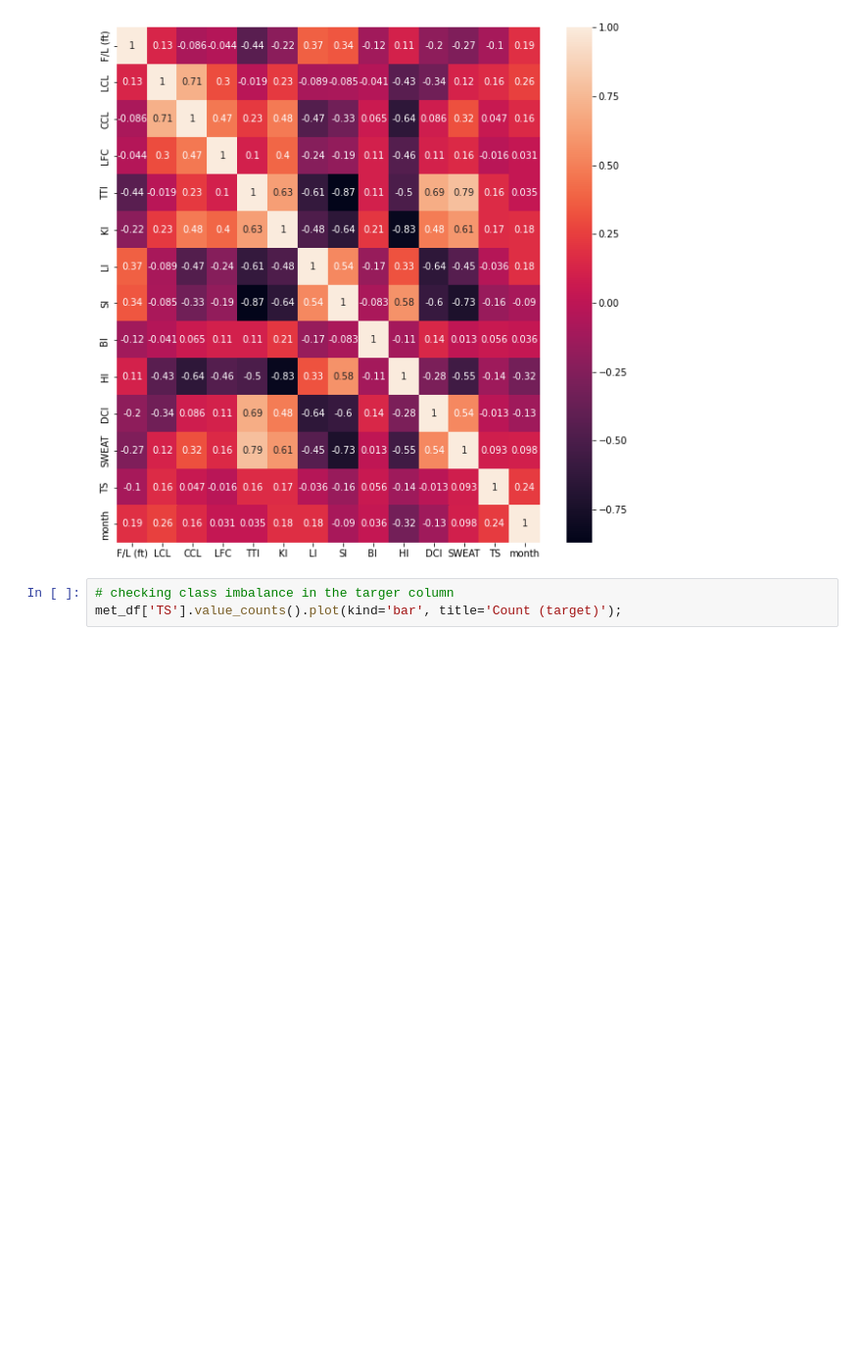
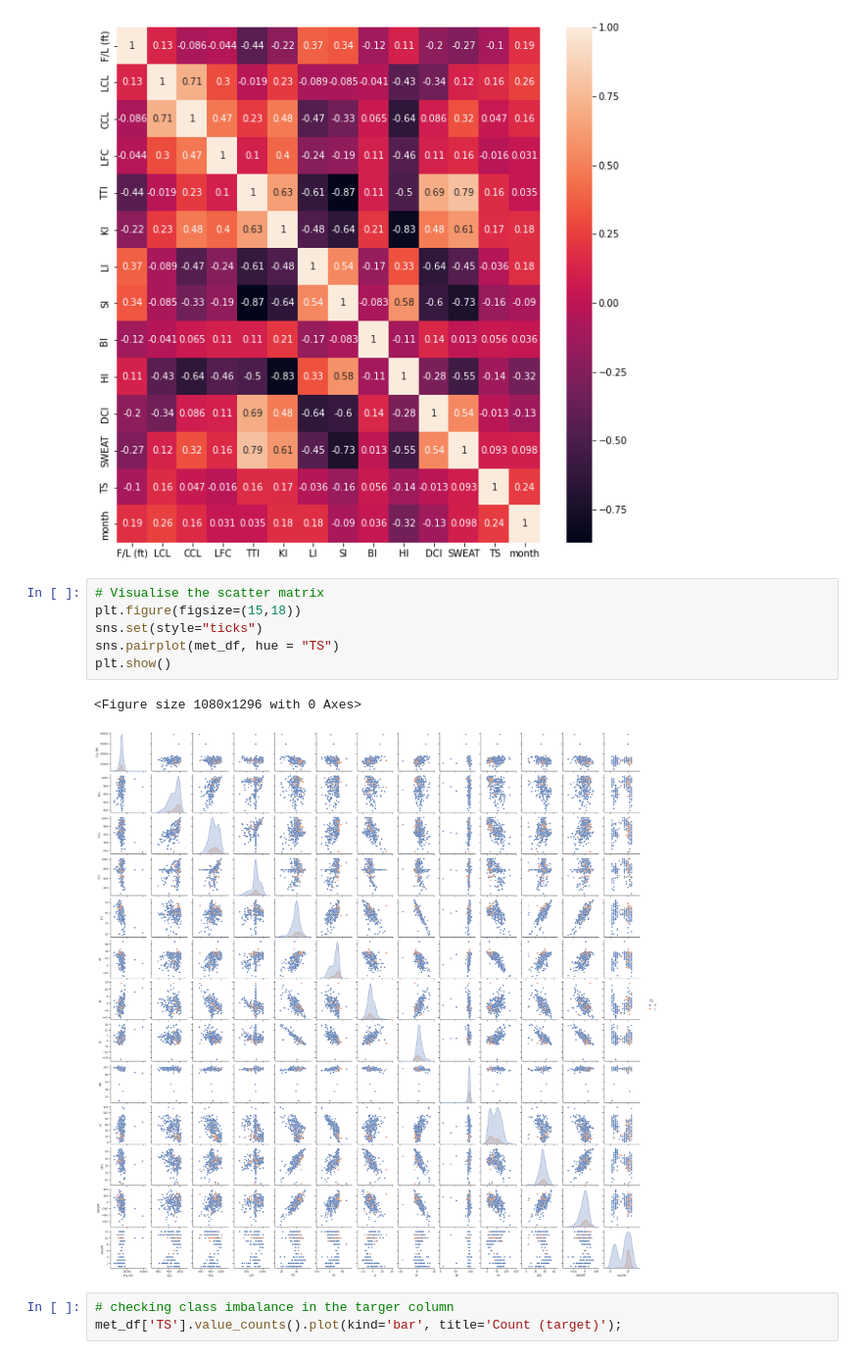
Before and after one commit to ishankarve/meta_analysis, a Jupyter notebook: met_forecast.ipynb, the cells around one changed output. Shown at 98% size. Cells and saved outputs as stored; diff of their text form; blank space fills up the shorter version.

```diff
--- a/met_forecast.ipynb
+++ b/met_forecast.ipynb
@@ -285,6 +285,15 @@ sns.heatmap(met_df.corr(),annot = True)
 plt.show()
 # %% [output]
 [figure]
+# %%
+# Visualise the scatter matrix
+plt.figure(figsize=(15,18))
+sns.set(style="ticks")
+sns.pairplot(met_df, hue = "TS")
+plt.show()
+# %% [output]
+<Figure size 1080x1296 with 0 Axes>
+[figure, added]
 # %%
 # checking class imbalance in the targer column
 met_df['TS'].value_counts().plot(kind='bar', title='Count (target)');
```
Also changed, not shown: parts of 11 cells of this notebook.
